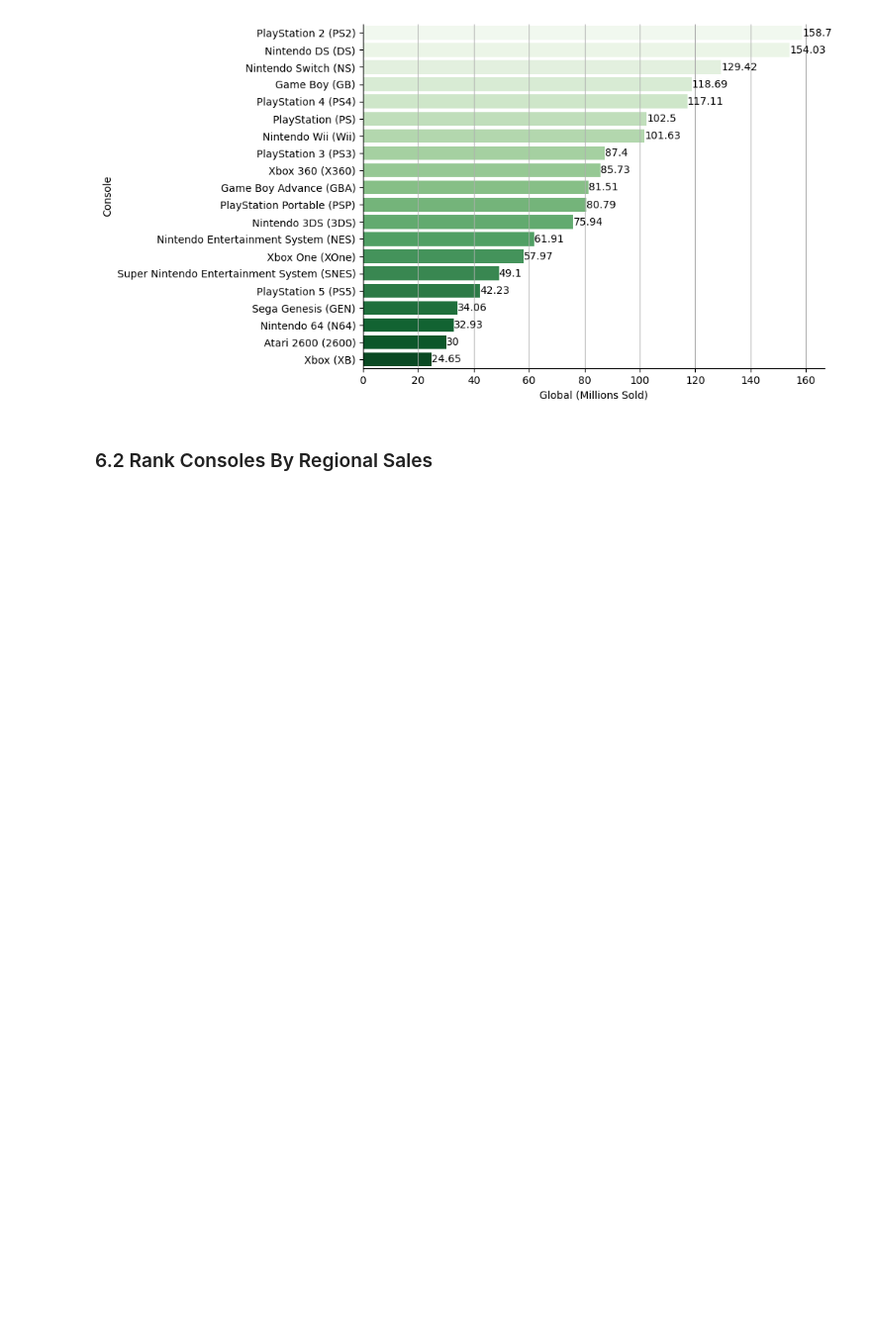
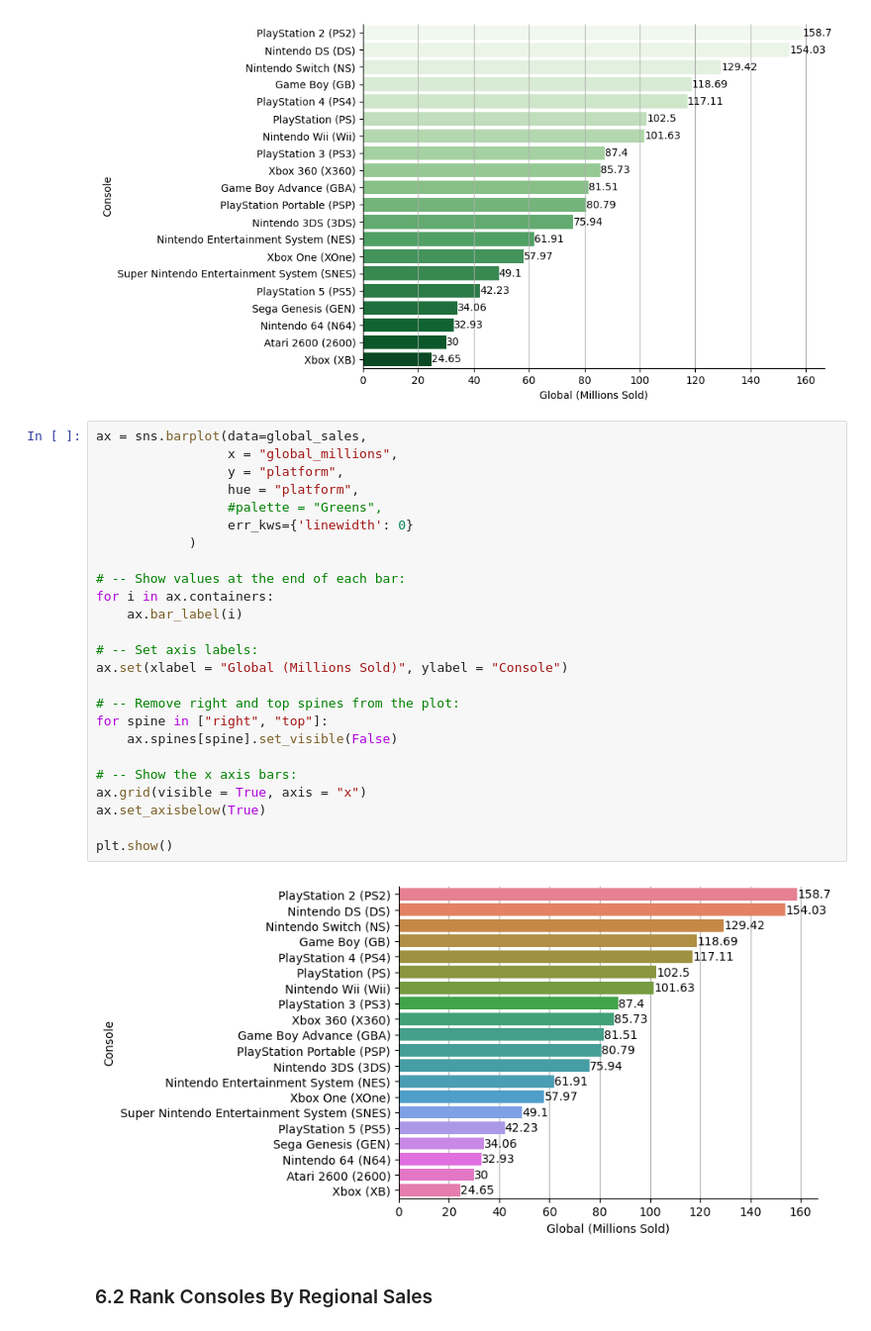
Before and after one commit to York13Pud/data-analytics-portfolio, a Jupyter notebook: video-game-console-sales/analysis.ipynb, the cells around one changed output. Shown at 99% size. Saved outputs shown, nothing was run; the diff lists cells and outputs as text; blank space fills up the shorter version.

Commit message:
Added experimental section for barplots

```diff
--- a/video-game-console-sales/analysis.ipynb
+++ b/video-game-console-sales/analysis.ipynb
@@ -197,6 +197,33 @@ sns_barplot_ax(data = global_sales,
 sns.despine()
 # %% [output]
 [figure]
+# %%
+ax = sns.barplot(data=global_sales,
+                 x = "global_millions",
+                 y = "platform",
+                 hue = "platform",
+                 #palette = "Greens",
+                 err_kws={'linewidth': 0}
+            )
+
+# -- Show values at the end of each bar:
+for i in ax.containers:
+    ax.bar_label(i)
+
+# -- Set axis labels:
+ax.set(xlabel = "Global (Millions Sold)", ylabel = "Console")
+
+# -- Remove right and top spines from the plot:
+for spine in ["right", "top"]:
+    ax.spines[spine].set_visible(False)
+
+# -- Show the x axis bars:
+ax.grid(visible = True, axis = "x")
+ax.set_axisbelow(True)
+
+plt.show()
+# %% [output]
+[figure, added]
 # %% [markdown]
 ### 6.2 Rank Consoles By Regional Sales
 # %% [markdown]
```
